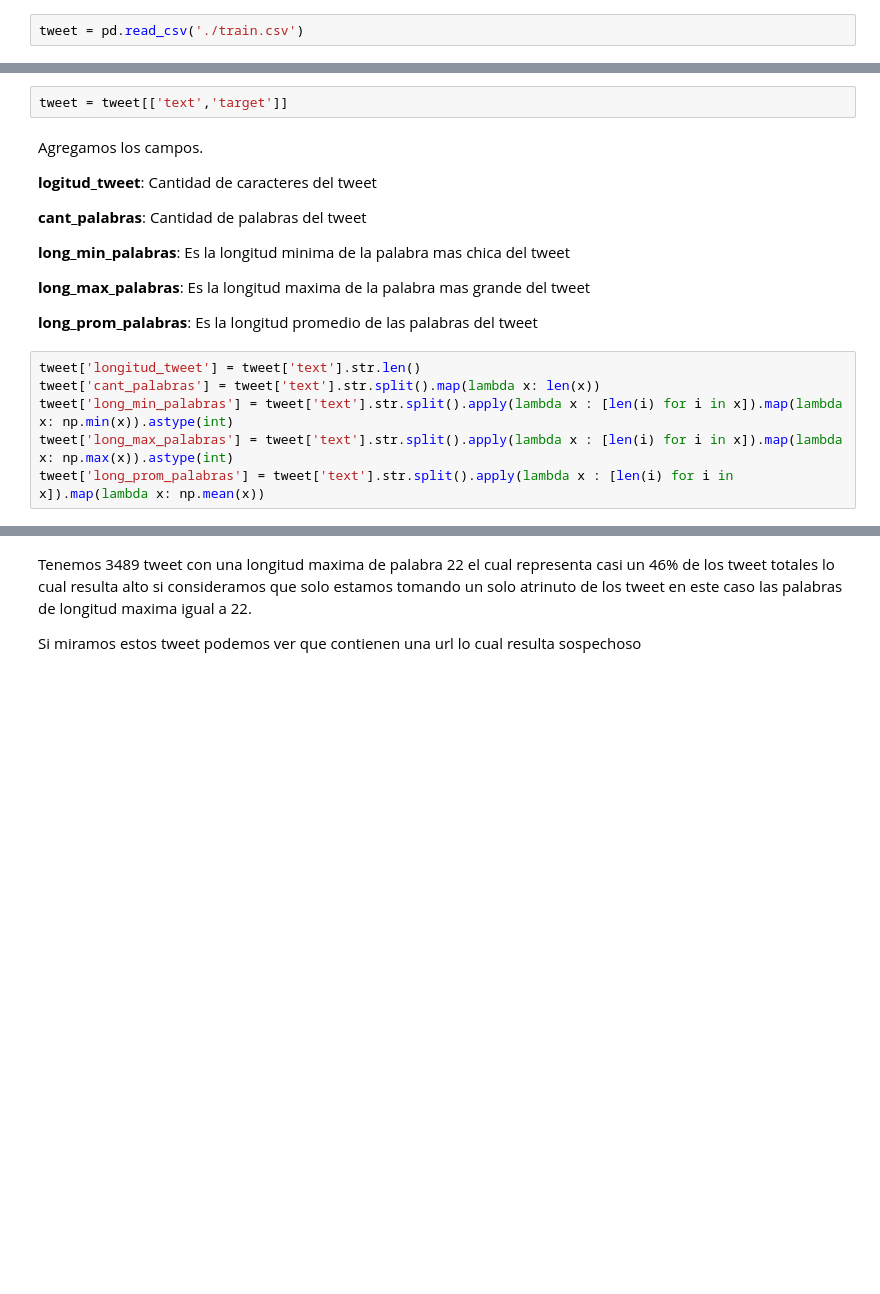
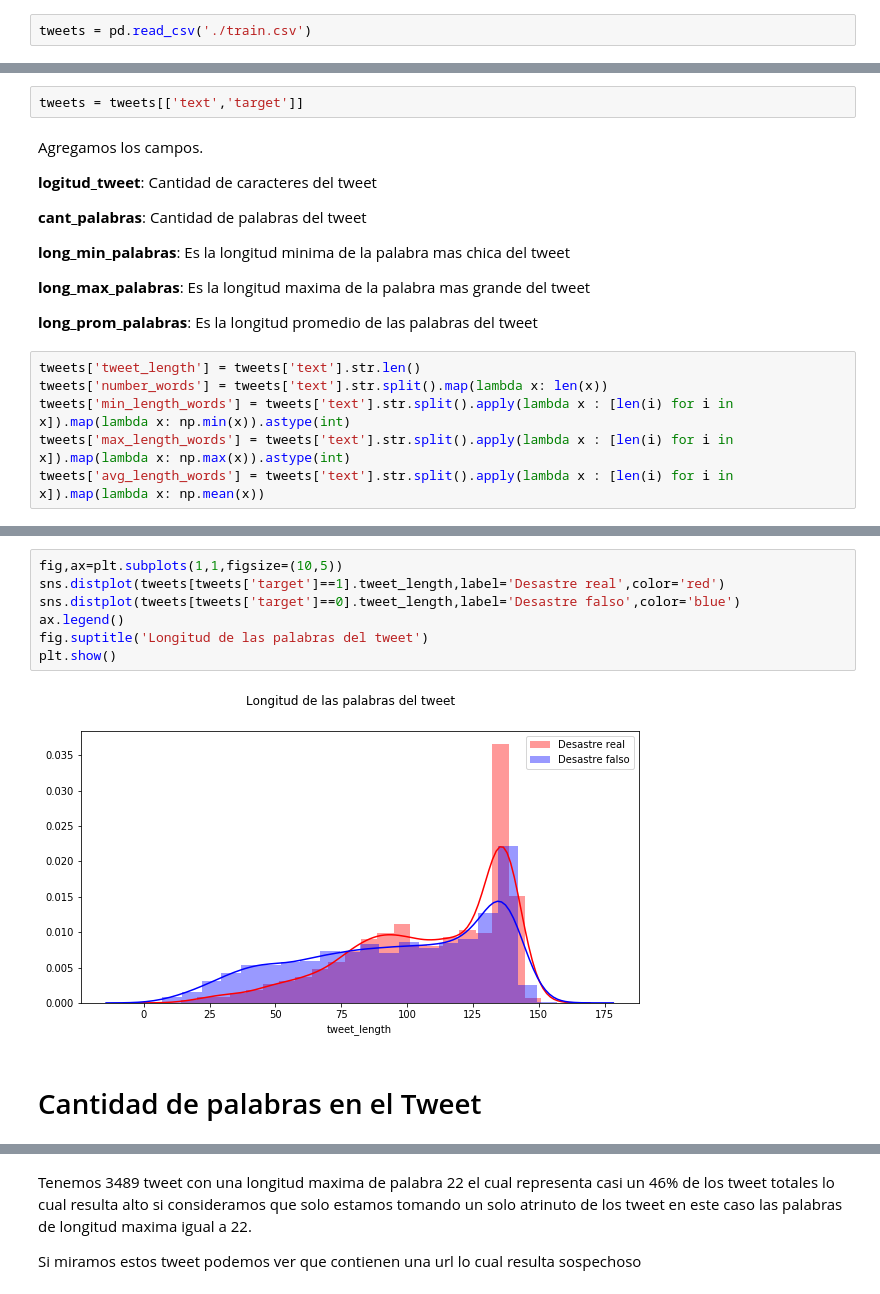
Before and after one commit to GastonMontes/1ro-2020-7506-TP1, a Jupyter notebook: Analisis-texto-tweet.ipynb, the cells around one changed output, grey strips where cells are left out. Drawn from its saved outputs; the diff is of its cells as text; blank space fills up the shorter version.

```diff
--- a/Analisis-texto-tweet.ipynb
+++ b/Analisis-texto-tweet.ipynb
@@ -4,5 +4,5 @@ import numpy as np
 import matplotlib.pyplot as plt
 import seaborn as sns
 # %%
-tweet = pd.read_csv('./train.csv')
+tweets = pd.read_csv('./train.csv')
 # %%
@@ -19,7 +19,7 @@ dtype: int64
 # %% [markdown]
 Para este analisis solo nos quedamos con los campos **text y target**
 # %%
-tweet = tweet[['text','target']]
+tweets = tweets[['text','target']]
 # %% [markdown]
 Agregamos los campos.
 
@@ -33,8 +33,8 @@ Agregamos los campos.
 
 **long_prom_palabras**: Es la longitud promedio de las palabras del tweet
 # %%
-tweet['longitud_tweet'] = tweet['text'].str.len()
-tweet['cant_palabras'] = tweet['text'].str.split().map(lambda x: len(x))
-tweet['long_min_palabras'] = tweet['text'].str.split().apply(lambda x : [len(i) for i in x]).map(lambda x: np.min(x)).astype(int)
-tweet['long_max_palabras'] = tweet['text'].str.split().apply(lambda x : [len(i) for i in x]).map(lambda x: np.max(x)).astype(int)
-tweet['long_prom_palabras'] = tweet['text'].str.split().apply(lambda x : [len(i) for i in x]).map(lambda x: np.mean(x))
+tweets['tweet_length'] = tweets['text'].str.len()
+tweets['number_words'] = tweets['text'].str.split().map(lambda x: len(x))
+tweets['min_length_words'] = tweets['text'].str.split().apply(lambda x : [len(i) for i in x]).map(lambda x: np.min(x)).astype(int)
+tweets['max_length_words'] = tweets['text'].str.split().apply(lambda x : [len(i) for i in x]).map(lambda x: np.max(x)).astype(int)
+tweets['avg_length_words'] = tweets['text'].str.split().apply(lambda x : [len(i) for i in x]).map(lambda x: np.mean(x))
@@ -40,0 +59,11 @@ tweet['long_prom_palabras'] = tweet['text'].str.split().apply(lambda x : [len(i)
+# %%
+fig,ax=plt.subplots(1,1,figsize=(10,5))
+sns.distplot(tweets[tweets['target']==1].tweet_length,label='Desastre real',color='red')
+sns.distplot(tweets[tweets['target']==0].tweet_length,label='Desastre falso',color='blue')
+ax.legend()
+fig.suptitle('Longitud de las palabras del tweet')
+plt.show()
+# %% [output]
+[figure, added]
+# %% [markdown]
+# Cantidad de palabras en el Tweet
```
Also changed, not shown: parts of 18 cells of this notebook.
